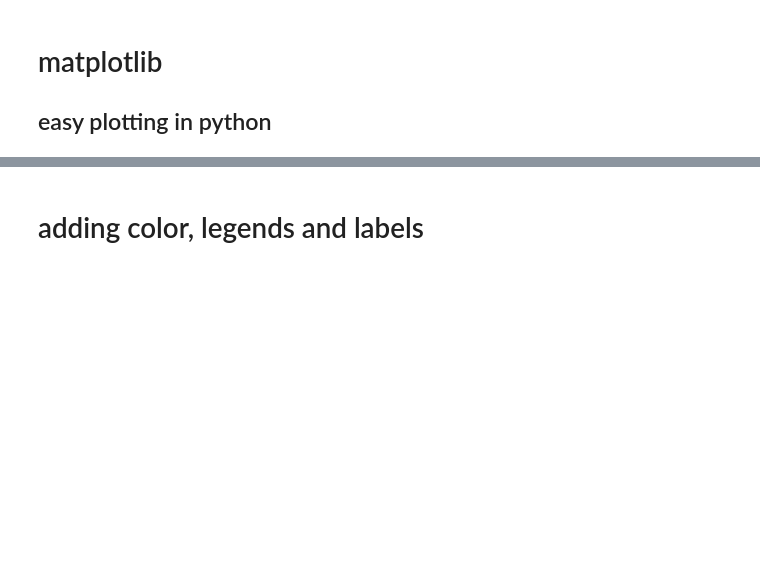
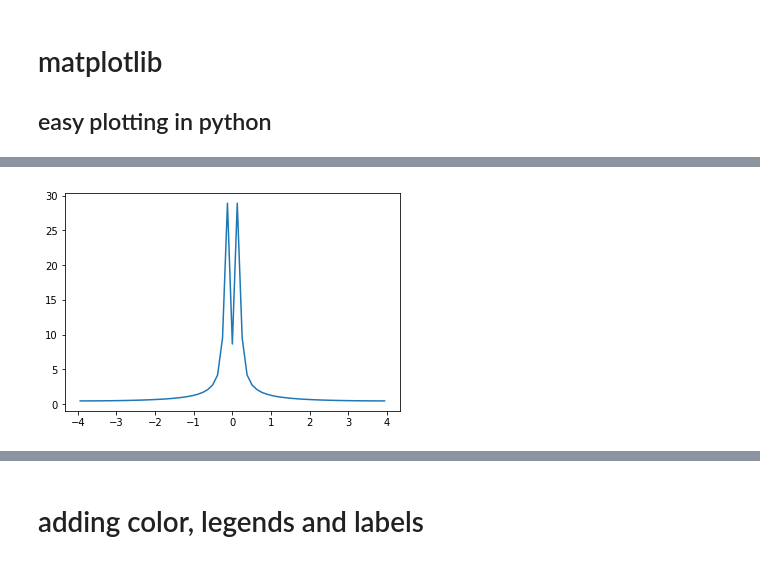
Before and after one commit to jonwoodring/ucsc-2019-03-05, a Jupyter notebook: python.ipynb, the cells around one changed output, grey strips where cells are left out. Cells and saved outputs as stored; diff of their text form; code cells hidden in the pictures; blank space fills up the shorter version.

```diff
--- a/python.ipynb
+++ b/python.ipynb
@@ -280,0 +92,11 @@ plot.plot(x, disp, '.')
+# %%
+# Fourier transform on our sine wave
+from scipy import fftpack
+
+transform = fftpack.fftshift(fftpack.fft(c))
+frequencies = fftpack.fftshift(fftpack.fftfreq(c.size, d=1/8.0))
+
+plot.plot(frequencies, numpy.abs(transform))
+plot.show()
+# %% [output]
+[figure, added]
```
Also changed, not shown: parts of 65 cells of this notebook, 3 other files.
